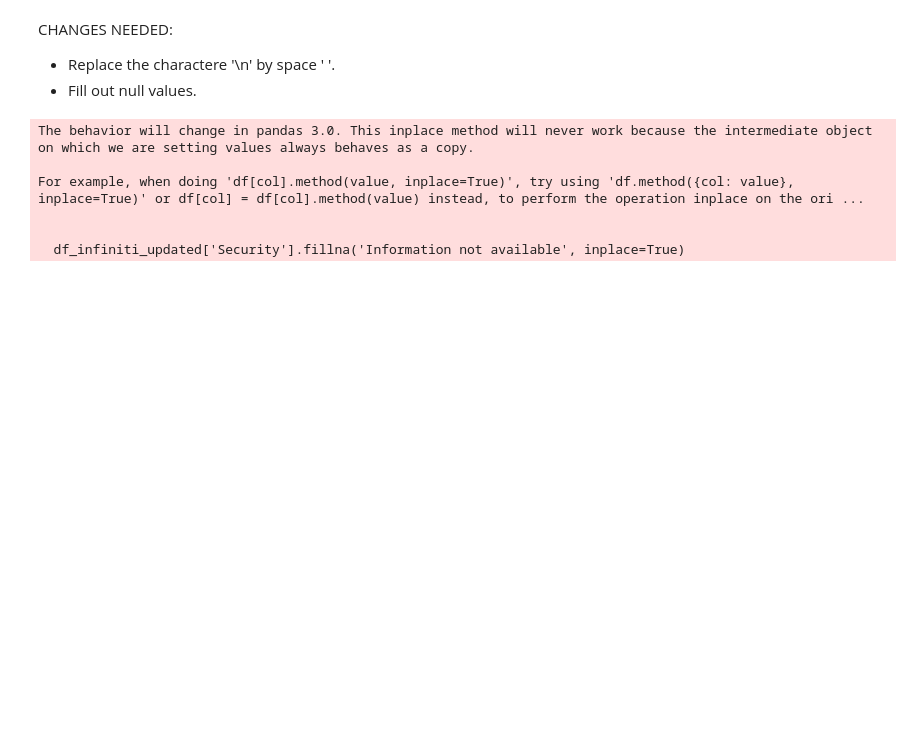
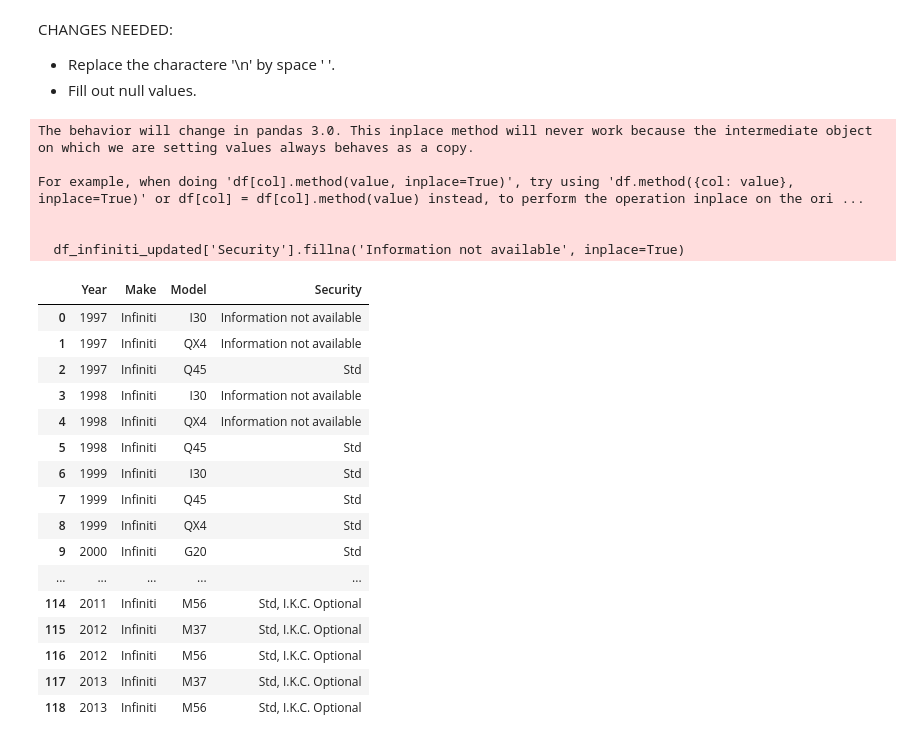
Before and after one commit to weversonbarbieri/automotive_immobilizer_app, a Jupyter notebook: notesbooks/df_infiniti.ipynb, the cells around one changed output. Saved outputs shown, nothing was run; the diff lists cells and outputs as text; code cells hidden in the pictures; blank space fills up the shorter version.

```diff
--- a/notesbooks/df_infiniti.ipynb
+++ b/notesbooks/df_infiniti.ipynb
@@ -255,6 +304,27 @@ df_infiniti_dropped_column = df_infiniti_updated.drop(columns=['ParameterReset']
 # %%
 # Reset index
 df_infiniti_up_to_dated = df_infiniti_dropped_column.reset_index(drop=True)
+# %%
+pd.set_option('display.max_rows', 119)
+df_infiniti_up_to_dated
+# %% [output]
+|  | Year | Make | Model | Security |
+| 0 | 1997 | Infiniti | I30 | Information not available |
+| 1 | 1997 | Infiniti | QX4 | Information not available |
+| 2 | 1997 | Infiniti | Q45 | Std |
+| 3 | 1998 | Infiniti | I30 | Information not available |
+| 4 | 1998 | Infiniti | QX4 | Information not available |
+| 5 | 1998 | Infiniti | Q45 | Std |
+| 6 | 1999 | Infiniti | I30 | Std |
+| 7 | 1999 | Infiniti | Q45 | Std |
+| 8 | 1999 | Infiniti | QX4 | Std |
+| 9 | 2000 | Infiniti | G20 | Std |
+| ... | ... | ... | ... | ... |
+| 114 | 2011 | Infiniti | M56 | Std, I.K.C. Optional |
+| 115 | 2012 | Infiniti | M37 | Std, I.K.C. Optional |
+| 116 | 2012 | Infiniti | M56 | Std, I.K.C. Optional |
+| 117 | 2013 | Infiniti | M37 | Std, I.K.C. Optional |
+| 118 | 2013 | Infiniti | M56 | Std, I.K.C. Optional |
 # %%
 # Download the scion df to .pkl file format
 df_infiniti_up_to_dated.to_excel('df_infiniti_up_to_dated.xlsx')
```
Also changed, not shown: parts of 3 cells of this notebook, 13 other files.
